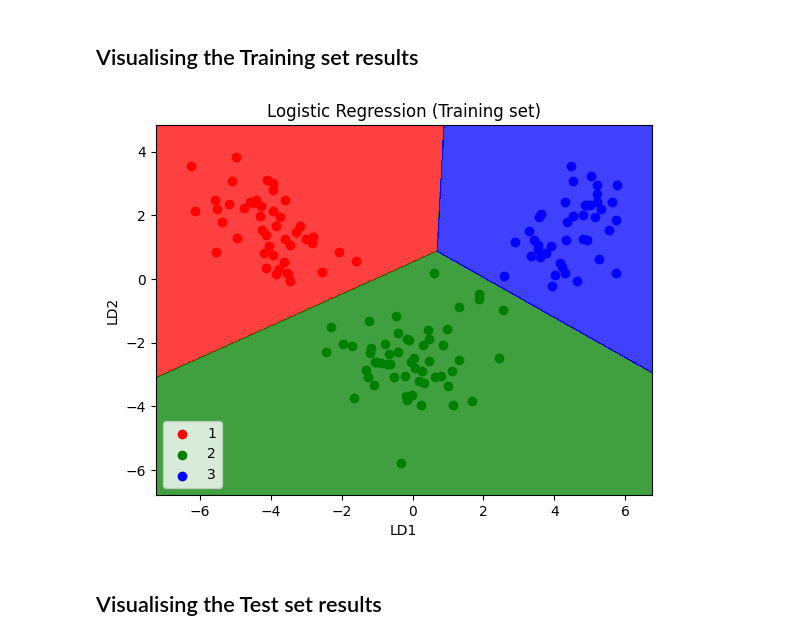
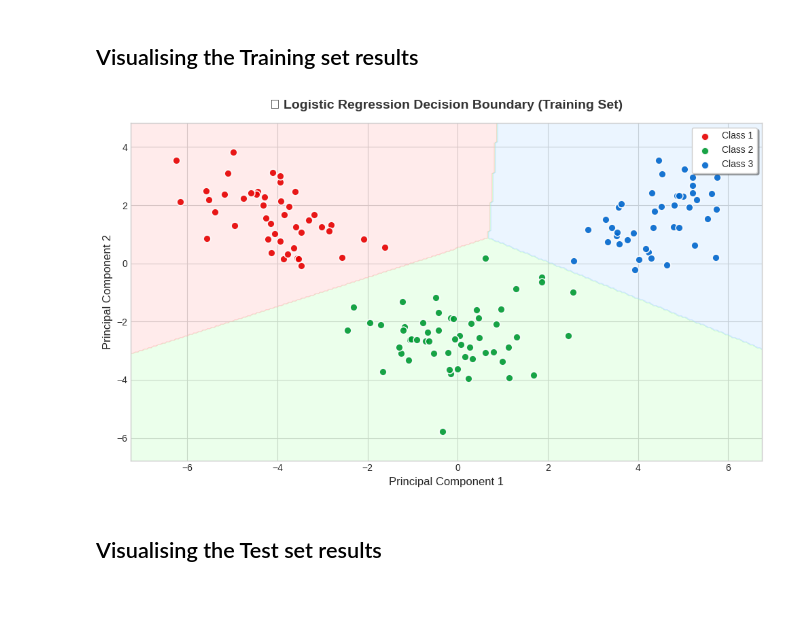
Before and after one commit to ronnin796/Dim_Redux, a Jupyter notebook: LDA/LDA.ipynb, the cells around one changed output. Cells and saved outputs as stored; diff of their text form; code cells hidden in the pictures; blank space fills up the shorter version.

Commit message:
KPCA and better plots

```diff
--- a/LDA/LDA.ipynb
+++ b/LDA/LDA.ipynb
@@ -53,24 +53,55 @@ accuracy_score(y_test, y_pred)
 # %% [markdown]
 ## Visualising the Training set results
 # %%
-from matplotlib.colors import ListedColormap
+
+
+
+# === Modern styling ===
+plt.style.use('seaborn-v0_8-whitegrid')  # clean grid style
+plt.figure(figsize=(10, 6))
+
+# === Data ===
 X_set, y_set = X_train, y_train
-X1, X2 = np.meshgrid(np.arange(start = X_set[:, 0].min() - 1, stop = X_set[:, 0].max() + 1, step = 0.01),
-                     np.arange(start = X_set[:, 1].min() - 1, stop = X_set[:, 1].max() + 1, step = 0.01))
-plt.contourf(X1, X2, classifier.predict(np.array([X1.ravel(), X2.ravel()]).T).reshape(X1.shape),
-             alpha = 0.75, cmap = ListedColormap(('red', 'green', 'blue')))
+
+# === Mesh grid for background prediction ===
+X1, X2 = np.meshgrid(
+    np.arange(start=X_set[:, 0].min()-1, stop=X_set[:, 0].max()+1, step=0.05),
+    np.arange(start=X_set[:, 1].min()-1, stop=X_set[:, 1].max()+1, step=0.05)
+)
+
+# === Decision boundary ===
+Z = classifier.predict(np.array([X1.ravel(), X2.ravel()]).T).reshape(X1.shape)
+
+# Soft pastel colormap for background
+bg_colors = ListedColormap(['#ffb3b3', '#b3ffb3', '#b3d9ff'])
+point_colors = ListedColormap(['#e60000', '#009933', '#0066cc'])
+
+plt.contourf(X1, X2, Z, alpha=0.25, cmap=bg_colors)
 plt.xlim(X1.min(), X1.max())
 plt.ylim(X2.min(), X2.max())
+
+# === Data points ===
 for i, j in enumerate(np.unique(y_set)):
-    plt.scatter(X_set[y_set == j, 0], X_set[y_set == j, 1],
-                c = ListedColormap(('red', 'green', 'blue'))(i), label = j)
-plt.title('Logistic Regression (Training set)')
-plt.xlabel('LD1')
-plt.ylabel('LD2')
-plt.legend()
+    plt.scatter(
+        X_set[y_set == j, 0],
+        X_set[y_set == j, 1],
+        c=[point_colors(i)],
+        label=f'Class {j}',
+        s=60,
+        edgecolor='white',
+        linewidth=1.2,
+        alpha=0.9
+    )
+
+# === Titles and labels ===
+plt.title('🔹 Logistic Regression Decision Boundary (Training Set)', fontsize=14, weight='bold', color='#333333', pad=15)
+plt.xlabel('Principal Component 1', fontsize=12)
+plt.ylabel('Principal Component 2', fontsize=12)
+plt.legend(frameon=True, shadow=True, fontsize=10)
+plt.tight_layout()
 plt.show()
 # %% [output]
-[figure, old version]
+[figure, new version]
 # %% [markdown]
 ## Visualising the Test set results
 # %%
```
Also changed, not shown: parts of 1 cell of this notebook, 2 other files.
